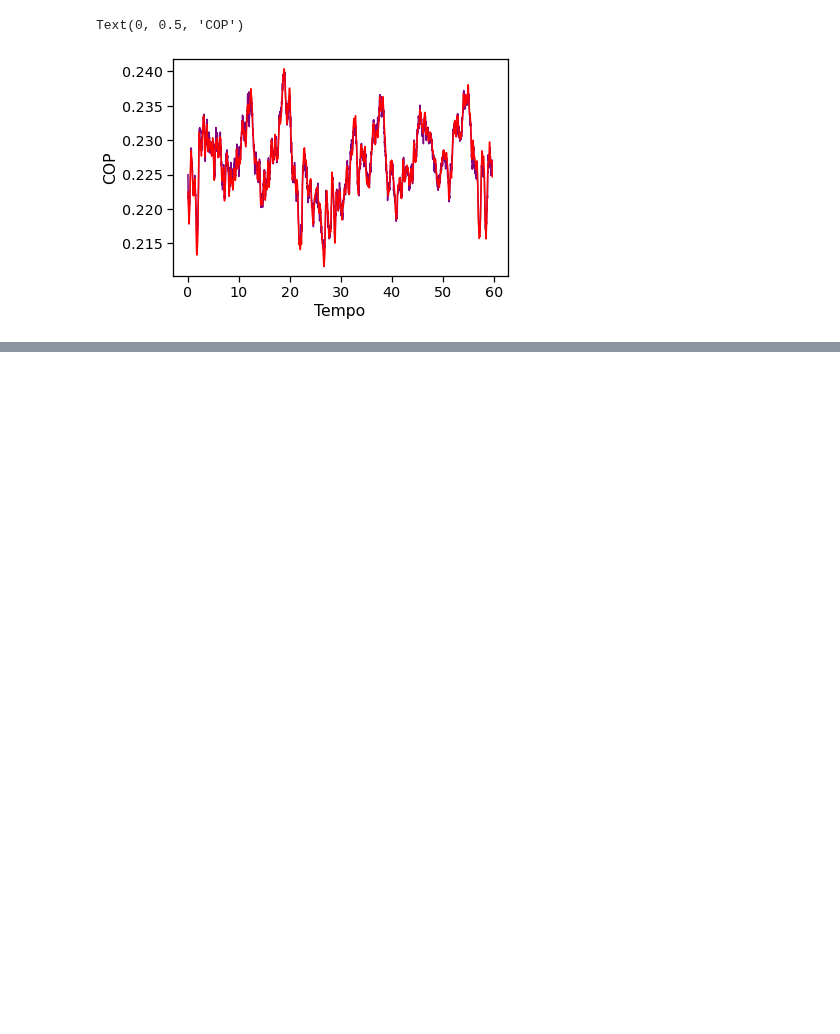
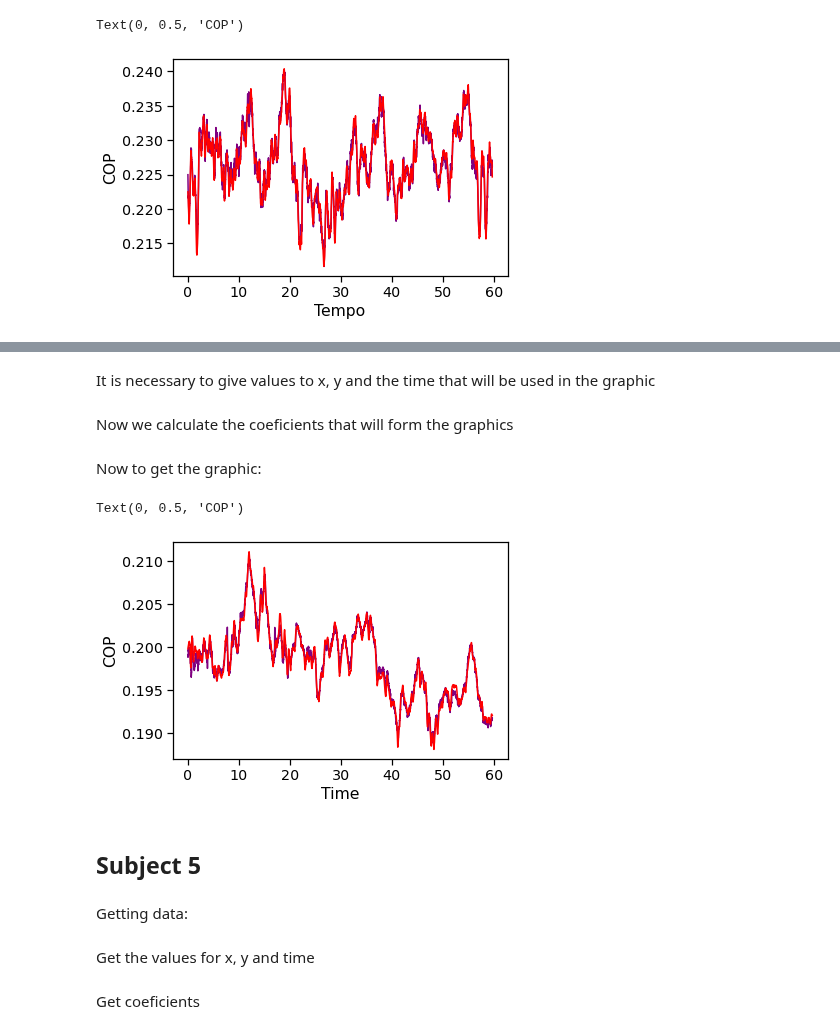
Before and after one commit to FernandaVanzini/COPandCOGestimar, a Jupyter notebook: RegressãoLinear.ipynb, the cells around one changed output, grey strips where cells are left out. Cells and saved outputs as stored; diff of their text form; code cells hidden in the pictures; blank space fills up the shorter version.

Commit message:
Linear regression 5 subjects

```diff
--- a/RegressãoLinear.ipynb
+++ b/RegressãoLinear.ipynb
@@ -106,0 +111,36 @@ Text(0, 0.5, 'COP')
+# %%
+fname_grf2=os.path.join(path2,PDSinfo.Trial[44]+'grf'+'.txt')
+fname_mkr2=os.path.join(path2,PDSinfo.Trial[44]+'mkr'+'.txt')
+grf2=pd.read_csv(fname_grf2,delimiter='\t',header=0,engine='c')
+mkr2=pd.read_csv(fname_mkr2,delimiter='\t',header=0,engine='c')
+# %% [markdown]
+It is necessary to give values to x, y and the time that will be used in the graphic
+# %%
+x2=mkr2['COG_X']
+y2=grf2['COPNET_X']
+t2=mkr2['Time']
+# %% [markdown]
+Now we calculate the coeficients that will form the graphics
+# %%
+x22=np.array(x2[:-30]).reshape(-1,1)
+y22=np.array(y2[30:]).reshape(-1,1)
+for nt in range(1,30):
+    x22=np.hstack((x22,np.array(x2[nt:-30+nt]).reshape(-1,1)))
+N2=len(x22)
+f2=np.hstack((x22,np.ones((N2,1))))
+c2,d2,_,_=np.linalg.lstsq(x22,y22,rcond=None)
+# %% [markdown]
+Now to get the graphic:
+# %%
+yestimative2=x22@c2
+plt.plot(t2[:-30],yestimative2,marker='',color='purple',linestyle='-')
+plt.plot(t2[:-30],y2[30:],marker='',color='red',linestyle='-')
+plt.xlabel('Time')
+plt.ylabel('COP')
+# %% [output]
+Text(0, 0.5, 'COP')
+[figure, added]
+# %% [markdown]
+## Subject 5
+# %% [markdown]
+Getting data:
@@ -106,0 +152,2 @@ Text(0, 0.5, 'COP')
+# %% [markdown]
+Get the values for x, y and time
@@ -106,0 +158,2 @@ Text(0, 0.5, 'COP')
+# %% [markdown]
+Get coeficients
```
Also changed, not shown: parts of 29 cells of this notebook.
